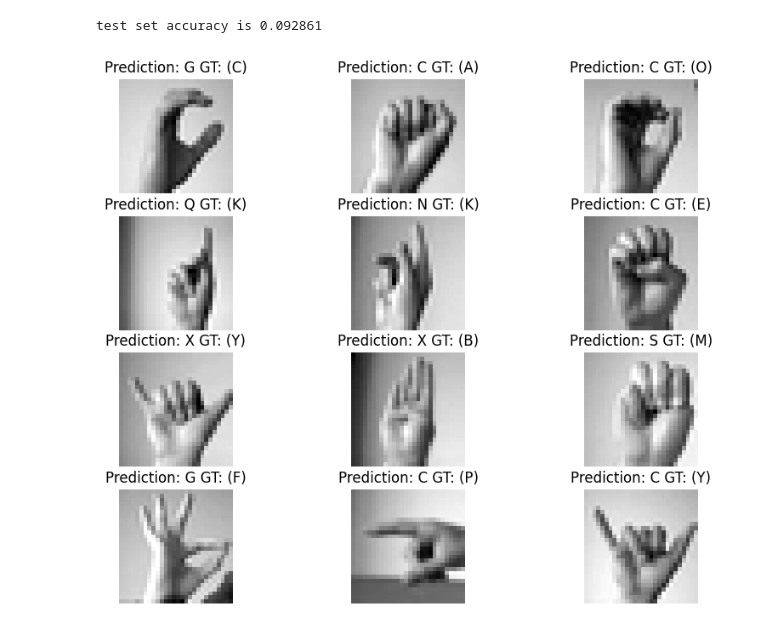
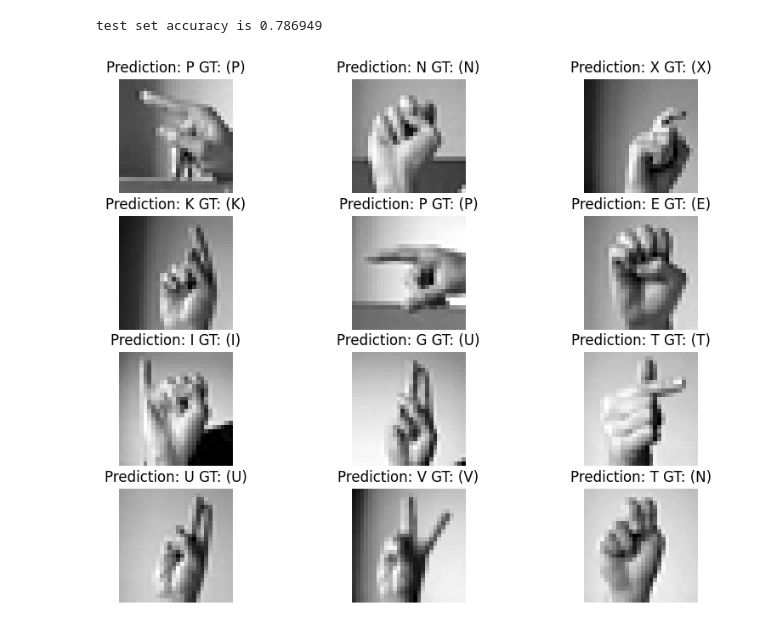
Before and after one commit to pgrisales/ai, a Jupyter notebook: sign language/model.ipynb, the cells around one changed output. Saved outputs shown, nothing was run; the diff lists cells and outputs as text; code cells hidden in the pictures.

```diff
--- a/sign language/model.ipynb
+++ b/sign language/model.ipynb
@@ -62,20 +62,23 @@ def evaluate(model, X_test, Y_test, num_classes=25, BS=128):
 	print("test set accuracy is %f" % acc)
 	return (acc, Y_test_pred) #if return_predict else acc
 
+f = 8
 class MLP(nn.Module):
 	def __init__(self):
 		super(MLP, self).__init__()
-		self.fc1 = nn.Linear(28 * 28, 1024*4, dtype=torch.float32)
-		self.fc2 = nn.Linear(1024*4, 1024*4, dtype=torch.float32)
-		self.fc3 = nn.Linear(1024*4, 25, dtype=torch.float32)
+		self.fc1 = nn.Linear(28 * 28, 1024*f, dtype=torch.float32)
+		self.fc2 = nn.Linear(1024*f, 1024*f, dtype=torch.float32)
+		self.fc3 = nn.Linear(1024*f, 1024*f, dtype=torch.float32)
+		self.fc4 = nn.Linear(1024*f, 25, dtype=torch.float32)
 		self.dropout = nn.Dropout(p=0.2)
 
 	def forward(self, x):
 		x = self.dropout(F.relu(self.fc1(x)))
 		x = self.dropout(F.relu(self.fc2(x)))
+		x = self.dropout(F.relu(self.fc3(x)))
 		#x = F.relu(self.fc1(x))
 		#x = F.relu(self.fc2(x))
-		x = self.fc3(x)
+		x = self.fc4(x)
 		return x
 # %%
 def test(x, y, gt=None):
@@ -97,15 +100,15 @@ def test(x, y, gt=None):
 # %%
 X_train, Y_train, X_test, Y_test = fectch()
 
 model = MLP()
 # specify loss function
 lossfn = nn.CrossEntropyLoss()
 
 # specify optimizer
 optimizer = optim.SGD(model.parameters(), lr=0.001)
-train(model, X_train, Y_train, optimizer, steps=100, lossfn=lossfn)
+train(model, X_train, Y_train, optimizer, steps=10000, lossfn=lossfn)
 acc, y_test_pred = evaluate(model, X_test, Y_test)
 test(X_test, Y_test, y_test_pred)
 # %% [output]
-test set accuracy is 0.092861
+test set accuracy is 0.786949
-[figure, old version]
+[figure, new version]
```
